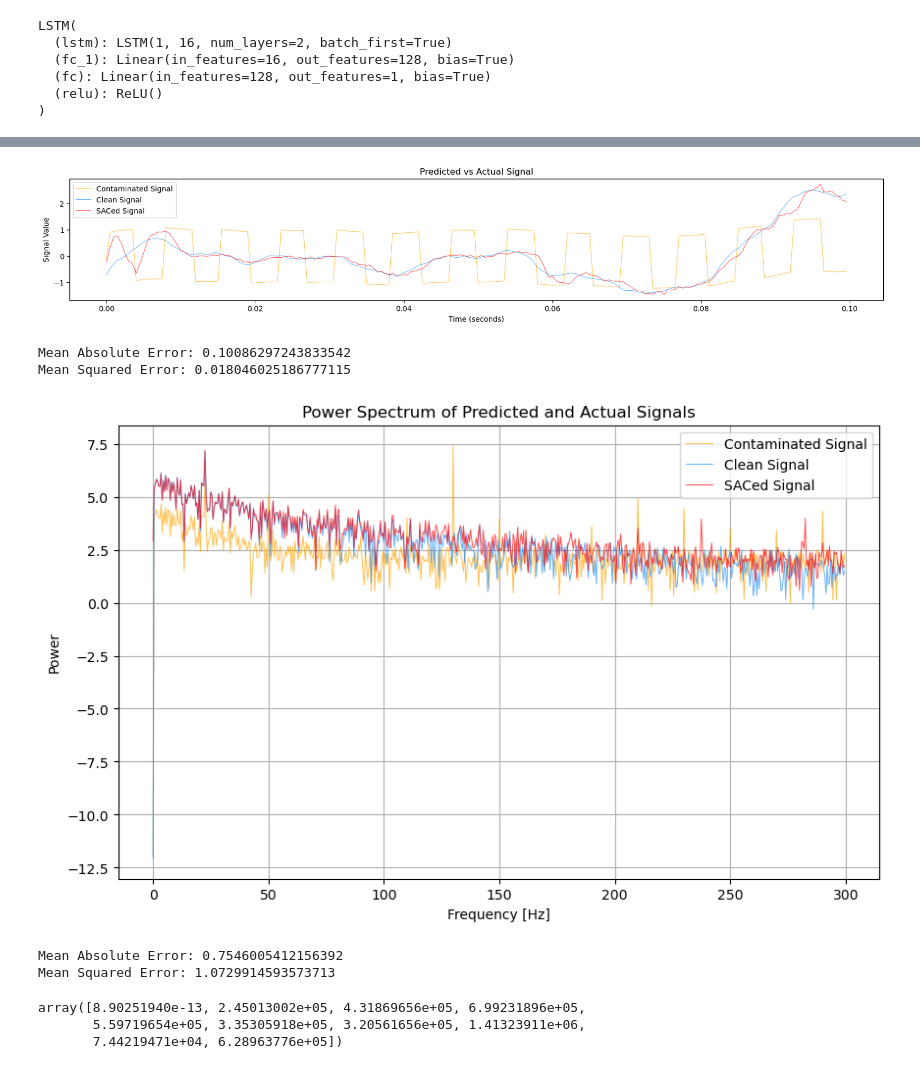
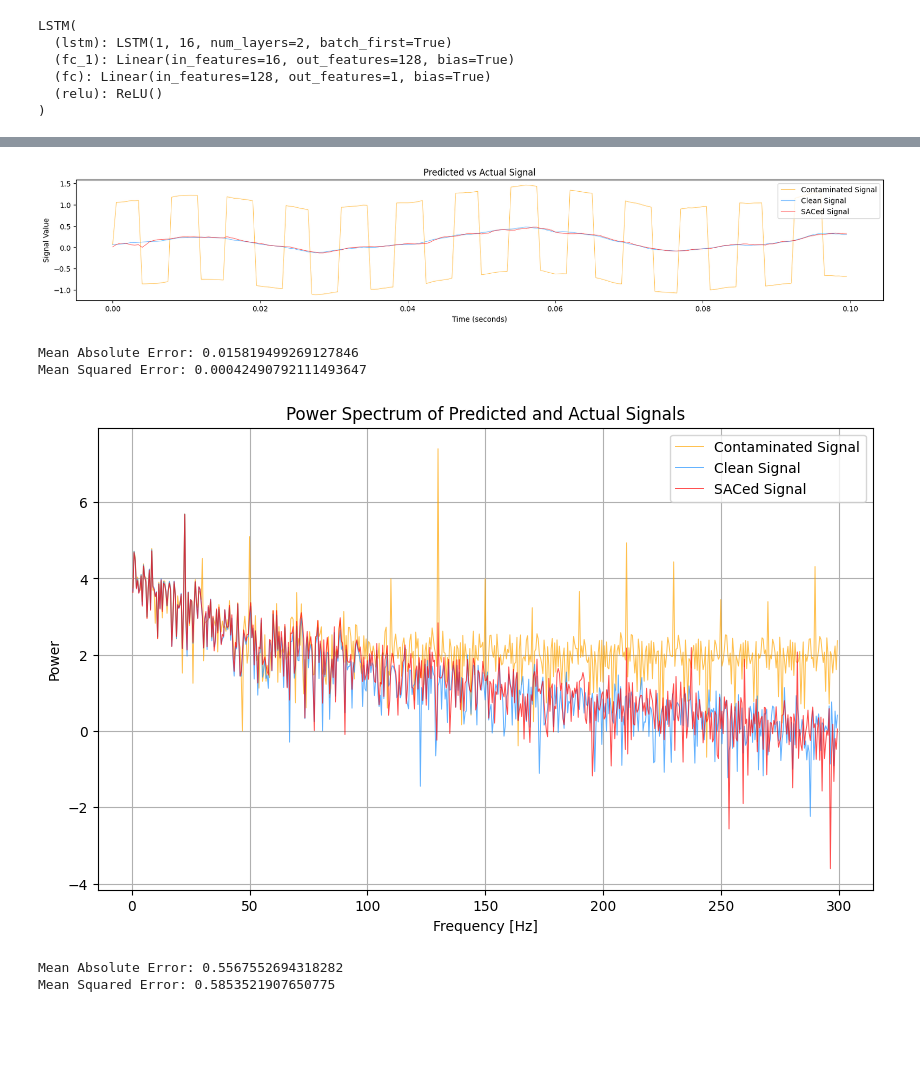
Before and after one commit to RyuKyungchan/UGRP, a Jupyter notebook: DNN_SAC/LSTM/LSTM_v2.ipynb, the cells around one changed output, grey strips where cells are left out. Saved outputs shown, nothing was run; the diff lists cells and outputs as text; code cells hidden in the pictures; blank space fills up the shorter version.

```diff
--- a/DNN_SAC/LSTM/LSTM_v2.ipynb
+++ b/DNN_SAC/LSTM/LSTM_v2.ipynb
@@ -72,0 +52,11 @@ print(max(sig[0]))
+# %%
+scaler = StandardScaler()
+
+X = scaler.fit_transform(sig_with_artifact.T)
+y = (sig.T-scaler.mean_)/np.sqrt(scaler.var_) # X와 동일한 평균, 표준 편차로 scaling
+
+X = X.transpose()
+y = y.transpose()
+
+print(X.shape)
+print(y.shape)
@@ -85,10 +78,4 @@ plt.show()
 # %%
-X = sig_with_artifact
-y = sig
-
-# X = (sig_with_artifact - np.min(sig_with_artifact, axis=1).reshape(-1, 1)) / (np.max(sig_with_artifact, axis=1).reshape(-1, 1) - np.min(sig_with_artifact, axis=1).reshape(-1, 1))
-# y = (sig - np.min(sig_with_artifact, axis=1).reshape(-1, 1)) / (np.max(sig_with_artifact, axis=1).reshape(-1, 1) - np.min(sig_with_artifact, axis=1).reshape(-1, 1))
-
 # Data preprocessing
 X_train, X_test, y_train, y_test = train_test_split(X, y, test_size=0.2, random_state=42)
 
@@ -126,10 +113,10 @@ class LSTM(nn.Module):
 
         self.lstm = nn.LSTM(input_size=input_size, hidden_size=hidden_size,
                           num_layers=num_layers, batch_first=True) # LSTM 계층
-        self.fc_1 =  nn.Linear(hidden_size, 128) # 완전연결층
-        self.fc = nn.Linear(128, num_classes) # 출력층
+        self.fc1 =  nn.Linear(hidden_size, 128) # 완전연결층
+        self.fc2 = nn.Linear(128, num_classes) # 출력층
 
-        self.relu = nn.ReLU()
+        self.gelu = nn.GELU()
 
     def forward(self,x):
         h_0 = Variable(torch.zeros(self.num_layers, x.size(0), self.hidden_size)).to(device) # 은닉 상태를 0으로 초기화
@@ -137,9 +124,9 @@ class LSTM(nn.Module):
 
         output, (hn, cn) = self.lstm(x, (h_0, c_0)) # LSTM 계층에 은닉 상태와 셀 상태 적용
         output = output.reshape(-1, self.hidden_size) # fc layer 적용을 위해 데이터를 1차원 형태로 조정
-        out = self.relu(output)
+        out = self.gelu(output)
         out = self.fc_1(out)
-        out = self.relu(out)
+        out = self.gelu(out)
         out = self.fc(out)
         return out
 # %%
@@ -218,8 +205,8 @@ Validation Loss: 0.018222332000732422
 # %%
 # time domain plotting
-non_SACed_signal = non_SACed[0]
-predicted_signal = pred[0]
-actual_signal = gt[0]
+non_SACed_signal = non_SACed[5]
+predicted_signal = pred[5]
+actual_signal = gt[5]
 
 plt.figure(figsize=(20, 3))
 plt.plot(t[:200], non_SACed_signal[:200], label='Contaminated Signal', color='orange', alpha=0.7, linewidth=0.7)
@@ -234,9 +221,9 @@ plt.show()
 print(f"Mean Absolute Error: {mean_absolute_error(actual_signal, predicted_signal)}")
 print(f"Mean Squared Error: {mean_squared_error(actual_signal, predicted_signal)}")
 # %% [output]
-[figure, old version]
+[figure, new version]
-Mean Absolute Error: 0.10086297243833542
-Mean Squared Error: 0.018046025186777115
+Mean Absolute Error: 0.015819499269127846
+Mean Squared Error: 0.00042490792111493647
 # %%
 # frequency domain plotting
 
@@ -245,42 +232,36 @@ n = len(predicted_signal)
 fs = 2000
 freqs = np.fft.fftfreq(n, d=1/fs)[:n//2]
 
 fft_predicted = np.fft.fft(predicted_signal)
 fft_predicted = np.abs(fft_predicted[:n//2])
 fft_predicted[1:] = 2 * fft_predicted[1:]
 power_predicted = fft_predicted**2
 
 fft_actual = np.fft.fft(actual_signal)
 fft_actual = np.abs(fft_actual[:n//2])
 fft_actual[1:] = 2 * fft_actual[1:]
 power_actual = fft_actual**2
 
 fft_nonSACed = np.fft.fft(non_SACed_signal)
 fft_nonSACed = np.abs(fft_nonSACed[:n//2])
 fft_nonSACed[1:] = 2 * fft_nonSACed[1:]
 power_nonSACed = fft_nonSACed**2
 
 # 결과 플로팅
 plt.figure(figsize=(10, 6))
-plt.plot(freqs[:600], np.log10(power_nonSACed)[:600], label='Contaminated Signal', color='orange', alpha=0.7, linewidth=0.7)
-plt.plot(freqs[:600], np.log10(power_actual)[:600], label='Clean Signal', color='dodgerblue', alpha=0.7, linewidth=0.7)
-plt.plot(freqs[:600], np.log10(power_predicted)[:600], label='SACed Signal', color='red', alpha=0.7, linewidth=0.7)
+plt.plot(freqs[1:600], np.log10(power_nonSACed)[1:600], label='Contaminated Signal', color='orange', alpha=0.7, linewidth=0.7)
+plt.plot(freqs[1:600], np.log10(power_actual)[1:600], label='Clean Signal', color='dodgerblue', alpha=0.7, linewidth=0.7)
+plt.plot(freqs[1:600], np.log10(power_predicted)[1:600], label='SACed Signal', color='red', alpha=0.7, linewidth=0.7)
 plt.title('Power Spectrum of Predicted and Actual Signals')
 plt.xlabel('Frequency [Hz]')
 plt.ylabel('Power')
 plt.legend()
 plt.grid(True)
 plt.show()
 
 print(f"Mean Absolute Error: {mean_absolute_error(np.log10(power_predicted), np.log10(power_actual))}")
 print(f"Mean Squared Error: {mean_squared_error(np.log10(power_predicted), np.log10(power_actual))}")
 # %% [output]
-[figure, old version]
+[figure, new version]
-Mean Absolute Error: 0.7546005412156392
-Mean Squared Error: 1.0729914593573713
+Mean Absolute Error: 0.5567552694318282
+Mean Squared Error: 0.5853521907650775
-# %%
-power_actual[:10]
-# %% [output]
-array([8.90251940e-13, 2.45013002e+05, 4.31869656e+05, 6.99231896e+05,
-       5.59719654e+05, 3.35305918e+05, 3.20561656e+05, 1.41323911e+06,
-       7.44219471e+04, 6.28963776e+05])
```
Also changed, not shown: parts of 6 cells of this notebook.
